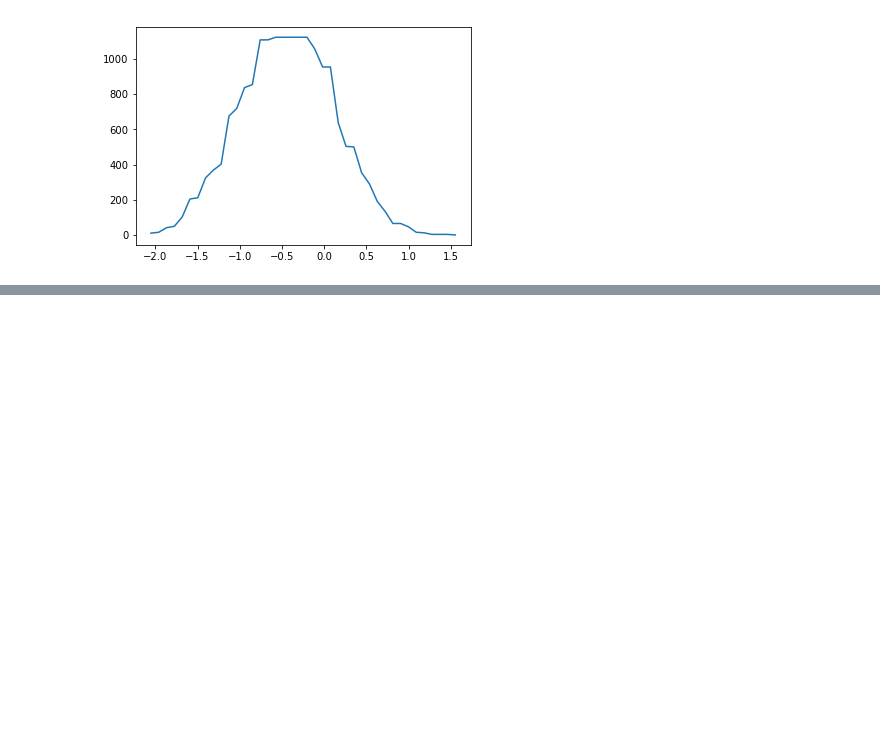
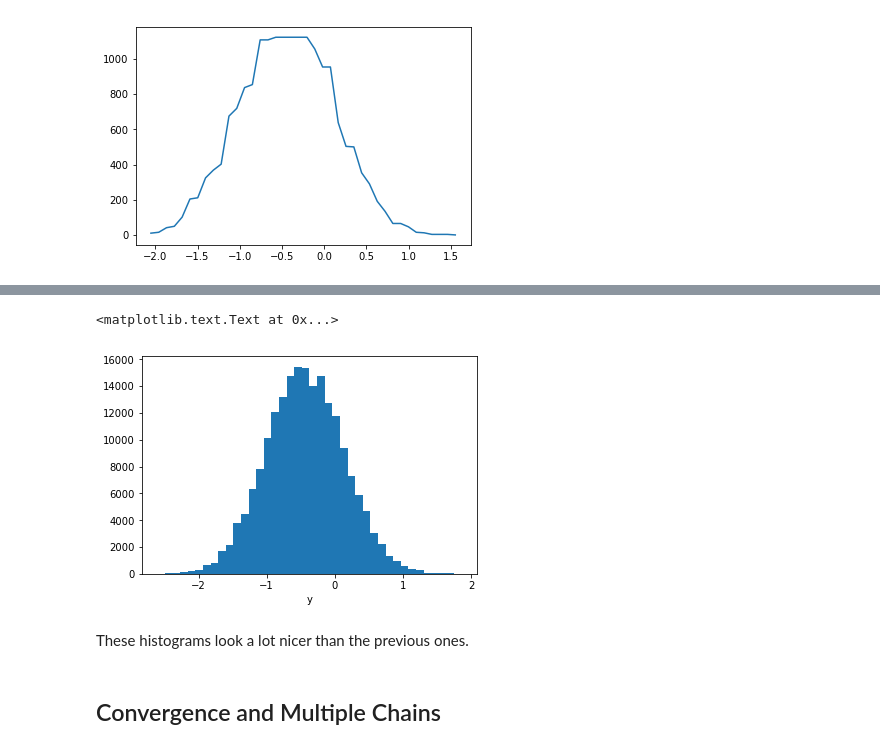
Before and after one commit to dparkins/MCMC-chain-analysis, a Jupyter notebook: MCMC_chain_analysis.ipynb, the cells around one changed output, grey strips where cells are left out. Drawn from its saved outputs; the diff is of its cells as text; code cells hidden in the pictures; blank space fills up the shorter version.

```diff
--- a/MCMC_chain_analysis.ipynb
+++ b/MCMC_chain_analysis.ipynb
@@ -187,0 +200,10 @@ plt.plot(bins,h_y_new)
+# %%
+h_y = plt.hist(burn_in_chain2[:,1],bins=40)
+plt.xlabel('y')
+# %% [output]
+<matplotlib.text.Text at 0x...>
+[figure, added]
+# %% [markdown]
+These histograms look a lot nicer than the previous ones.
+# %% [markdown]
+## Convergence and Multiple Chains
```
Also changed, not shown: parts of 14 cells of this notebook.
